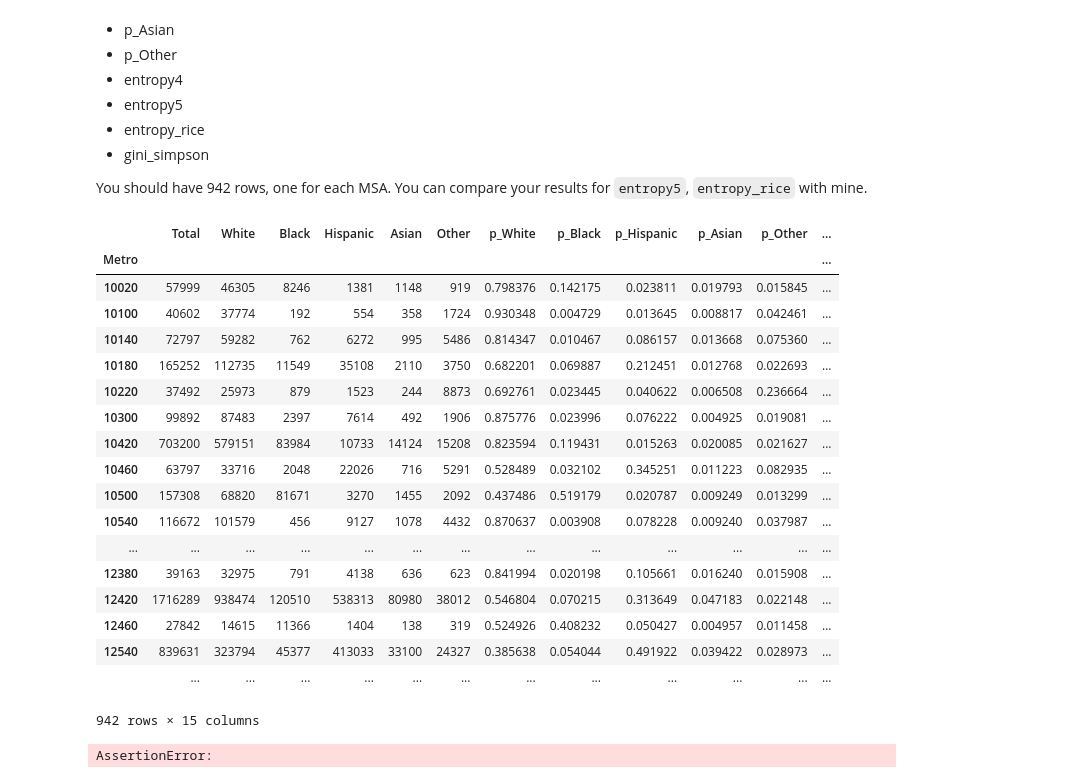
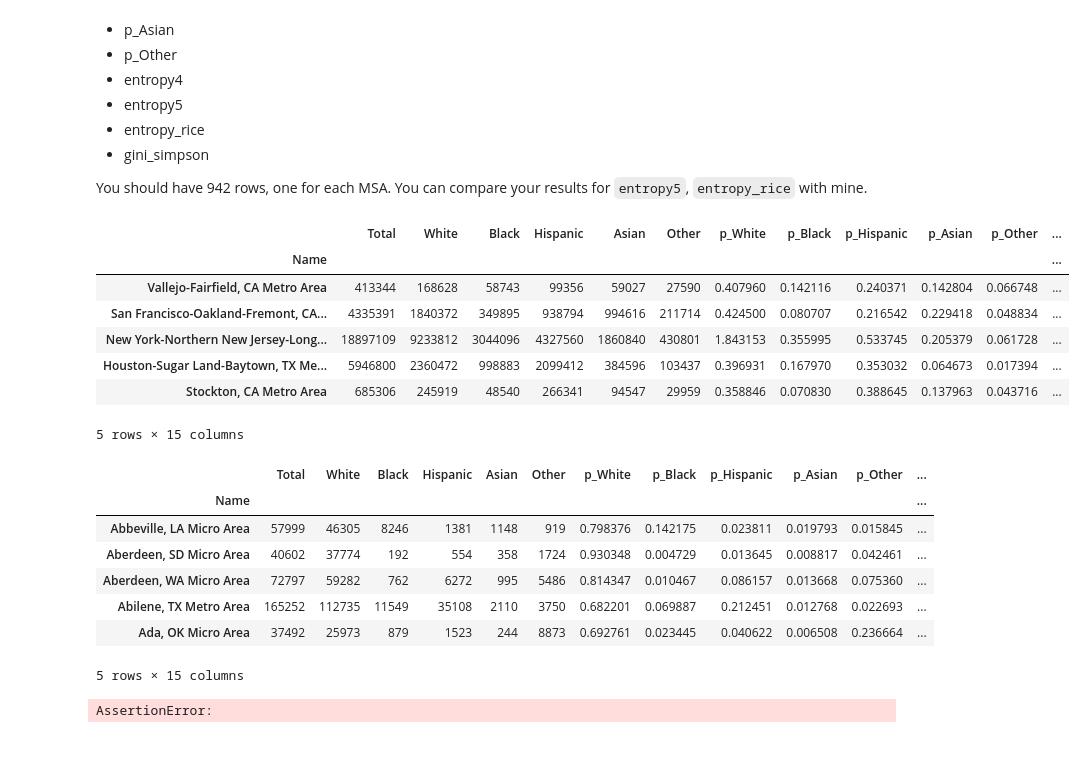
Before and after one commit to seekshreyas/working-open-data-2014, a Jupyter notebook: notebooks/Day_08_A_Metro_Diversity.ipynb, the cells around one changed output. Drawn from its saved outputs; the diff is of its cells as text; code cells hidden in the pictures; blank space fills up the shorter version.

```diff
--- a/notebooks/Day_08_A_Metro_Diversity.ipynb
+++ b/notebooks/Day_08_A_Metro_Diversity.ipynb
@@ -118,6 +118,7 @@ def P005_range(n0,n1):
 P005_vars = P005_range(1,18)
 P005_vars_str = ",".join(P005_vars)
 P005_vars_with_name = ['NAME'] + list(P005_vars)
+# P005_vars_with_name = list(P005_vars)
 
 
 
@@ -138,7 +139,7 @@ def convert_to_rdotmap(row):
     black = int(row['P0050004'])
     asian = int(row['P0050006'])
     hispanic = int(row['P0050010'])
-    other = int(row['P0050005'] + row['P0050007'] + row['P0050008'] + row['P0050009'])
+    other = total - (white + black + asian + hispanic)
     name = row['NAME']
     metro = row['metropolitan statistical area/micropolitan statistical area']
 
@@ -171,15 +172,17 @@ def entropy(series):
     # eliminate 0s
     series1 = series[series!=0]
 
+    series1.astype('int')
+
     # if len(series) < 2 (i.e., 0 or 1) then return 0
 
-    if len(series) > 1:
+    if len(series1) > 1:
         # calculate the maximum possible entropy for given length of input series
-        max_s = -np.log(1.0/len(series))
+        max_s = -np.log(1.0/len(series1))
 
         total = float(sum(series1))
         p = series1.astype('float')/float(total)
-        return sum(-p*np.log(p))/max_s
+        return float(sum(-p*np.log(p))/max_s)
     else:
         return 0.0
 
@@ -197,17 +200,24 @@ def convert_P005_to_int(df):
 def gini_simpson(series):
       # eliminate 0s
     series1 = series[series!=0]
+    series1.astype('float')
 
-    max_s = -np.log(1.0/5)
+#     max_s = -np.log(1.0/5)
 
     # if len(series) < 2 (i.e., 0 or 1) then return 0
     simpson = 0.0
 
-    if len(series) > 1:
+
+#     print series1.head()
+
+    if len(series1) > 1:
         # calculate the maximum possible entropy for given length of input series
         for i in series1:
-            simpson += float(i)**2
+#             if i > 1:
+#             print i, type(i)
+            simpson += (float(i)**2)
 
+#         print simpson
         return 1-simpson
     else:
         return 0.0
@@ -227,6 +237,7 @@ def entropy_rice(series):
 
     # if len(series) < 2 (i.e., 0 or 1) then return 0
     entropy_rice= 0.0
+
 
     if len(series) > 1:
         # calculate the maximum possible entropy for given length of input series
@@ -248,39 +259,43 @@ def diversity(r):
     # df[list(P005_vars)] = df[list(P005_vars)].astype('int')
     df1_ungrouped = df.apply(convert_to_rdotmap, axis=1)
 
-    df1 = df1_ungrouped.groupby('Metro').sum()
+
+    df1 = df1_ungrouped.groupby('Name').sum()
 
     df1['entropy5'] = df1[['Asian','Black','Hispanic','White','Other']].apply(entropy,axis=1)
     df1['entropy4'] = df1[['Asian','Black','Hispanic','White']].apply(entropy,axis=1)
     df1['entropy_rice'] = df1[['p_Asian','p_Black','p_Hispanic','p_White','p_Other']].apply(entropy_rice,axis=1)
     df1['gini_simpson'] = df1[['p_Asian','p_Black','p_Hispanic','p_White','p_Other']].apply(gini_simpson,axis=1)
 
+
+
     return df1
 # %%
 r=list(msas(P005_vars_with_name))
 msas_df = diversity(r)
+# msas_df.astype('int')
 
-msas_df
+msas_df.sort(columns=['entropy4'], ascending=False).head()
 # %% [output]
 |  | Total | White | Black | Hispanic | Asian | Other | p_White | p_Black | p_Hispanic | p_Asian | p_Other | ... |
-| Metro |  |  |  |  |  |  |  |  |  |  |  | ... |
-| 10020 | 57999 | 46305 | 8246 | 1381 | 1148 | 919 | 0.798376 | 0.142175 | 0.023811 | 0.019793 | 0.015845 | ... |
-| 10100 | 40602 | 37774 | 192 | 554 | 358 | 1724 | 0.930348 | 0.004729 | 0.013645 | 0.008817 | 0.042461 | ... |
-| 10140 | 72797 | 59282 | 762 | 6272 | 995 | 5486 | 0.814347 | 0.010467 | 0.086157 | 0.013668 | 0.075360 | ... |
-| 10180 | 165252 | 112735 | 11549 | 35108 | 2110 | 3750 | 0.682201 | 0.069887 | 0.212451 | 0.012768 | 0.022693 | ... |
-| 10220 | 37492 | 25973 | 879 | 1523 | 244 | 8873 | 0.692761 | 0.023445 | 0.040622 | 0.006508 | 0.236664 | ... |
-| 10300 | 99892 | 87483 | 2397 | 7614 | 492 | 1906 | 0.875776 | 0.023996 | 0.076222 | 0.004925 | 0.019081 | ... |
-| 10420 | 703200 | 579151 | 83984 | 10733 | 14124 | 15208 | 0.823594 | 0.119431 | 0.015263 | 0.020085 | 0.021627 | ... |
-| 10460 | 63797 | 33716 | 2048 | 22026 | 716 | 5291 | 0.528489 | 0.032102 | 0.345251 | 0.011223 | 0.082935 | ... |
-| 10500 | 157308 | 68820 | 81671 | 3270 | 1455 | 2092 | 0.437486 | 0.519179 | 0.020787 | 0.009249 | 0.013299 | ... |
-| 10540 | 116672 | 101579 | 456 | 9127 | 1078 | 4432 | 0.870637 | 0.003908 | 0.078228 | 0.009240 | 0.037987 | ... |
-| ... | ... | ... | ... | ... | ... | ... | ... | ... | ... | ... | ... | ... |
-| 12380 | 39163 | 32975 | 791 | 4138 | 636 | 623 | 0.841994 | 0.020198 | 0.105661 | 0.016240 | 0.015908 | ... |
-| 12420 | 1716289 | 938474 | 120510 | 538313 | 80980 | 38012 | 0.546804 | 0.070215 | 0.313649 | 0.047183 | 0.022148 | ... |
-| 12460 | 27842 | 14615 | 11366 | 1404 | 138 | 319 | 0.524926 | 0.408232 | 0.050427 | 0.004957 | 0.011458 | ... |
-| 12540 | 839631 | 323794 | 45377 | 413033 | 33100 | 24327 | 0.385638 | 0.054044 | 0.491922 | 0.039422 | 0.028973 | ... |
-|  | ... | ... | ... | ... | ... | ... | ... | ... | ... | ... | ... | ... |
+| Name |  |  |  |  |  |  |  |  |  |  |  | ... |
+| Vallejo-Fairfield, CA Metro Area | 413344 | 168628 | 58743 | 99356 | 59027 | 27590 | 0.407960 | 0.142116 | 0.240371 | 0.142804 | 0.066748 | ... |
+| San Francisco-Oakland-Fremont, CA... | 4335391 | 1840372 | 349895 | 938794 | 994616 | 211714 | 0.424500 | 0.080707 | 0.216542 | 0.229418 | 0.048834 | ... |
+| New York-Northern New Jersey-Long... | 18897109 | 9233812 | 3044096 | 4327560 | 1860840 | 430801 | 1.843153 | 0.355995 | 0.533745 | 0.205379 | 0.061728 | ... |
+| Houston-Sugar Land-Baytown, TX Me... | 5946800 | 2360472 | 998883 | 2099412 | 384596 | 103437 | 0.396931 | 0.167970 | 0.353032 | 0.064673 | 0.017394 | ... |
+| Stockton, CA Metro Area | 685306 | 245919 | 48540 | 266341 | 94547 | 29959 | 0.358846 | 0.070830 | 0.388645 | 0.137963 | 0.043716 | ... |
-942 rows × 15 columns
+5 rows × 15 columns
+# %%
+msas_df.head()
+# %% [output]
+|  | Total | White | Black | Hispanic | Asian | Other | p_White | p_Black | p_Hispanic | p_Asian | p_Other | ... |
+| Name |  |  |  |  |  |  |  |  |  |  |  | ... |
+| Abbeville, LA Micro Area | 57999 | 46305 | 8246 | 1381 | 1148 | 919 | 0.798376 | 0.142175 | 0.023811 | 0.019793 | 0.015845 | ... |
+| Aberdeen, SD Micro Area | 40602 | 37774 | 192 | 554 | 358 | 1724 | 0.930348 | 0.004729 | 0.013645 | 0.008817 | 0.042461 | ... |
+| Aberdeen, WA Micro Area | 72797 | 59282 | 762 | 6272 | 995 | 5486 | 0.814347 | 0.010467 | 0.086157 | 0.013668 | 0.075360 | ... |
+| Abilene, TX Metro Area | 165252 | 112735 | 11549 | 35108 | 2110 | 3750 | 0.682201 | 0.069887 | 0.212451 | 0.012768 | 0.022693 | ... |
+| Ada, OK Micro Area | 37492 | 25973 | 879 | 1523 | 244 | 8873 | 0.692761 | 0.023445 | 0.040622 | 0.006508 | 0.236664 | ... |
+5 rows × 15 columns
 # %%
 # Testing code
 
```
Also changed, not shown: parts of 1 cell of this notebook, 1 other file.
